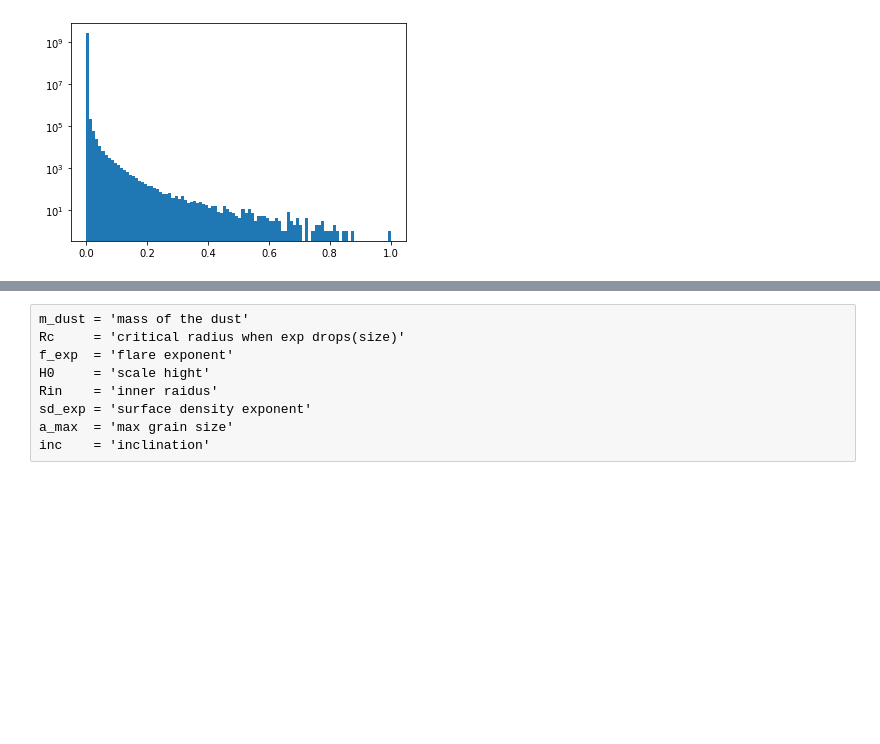
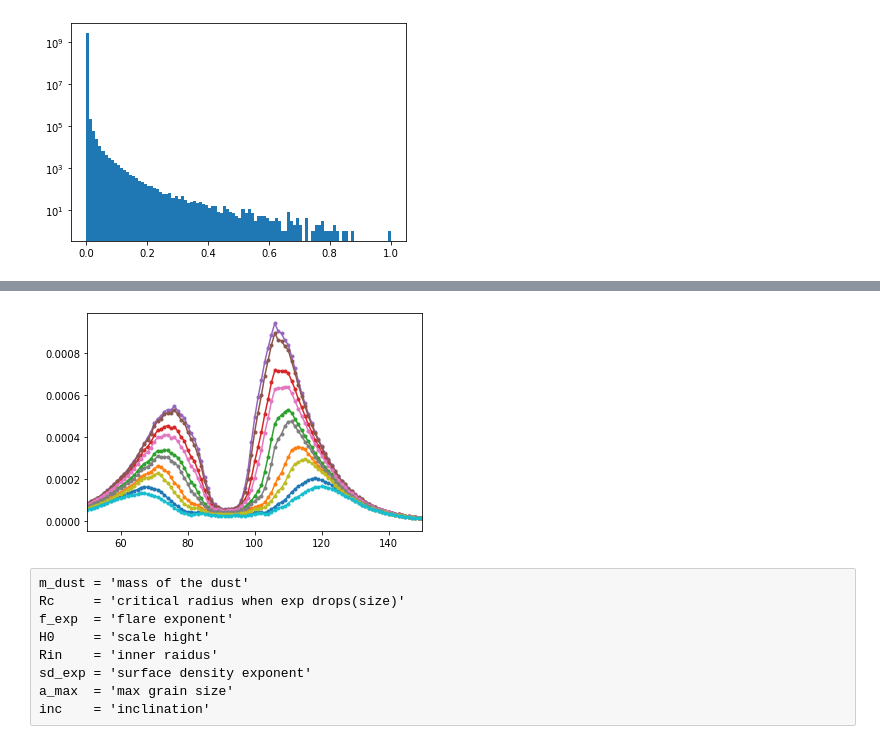
Before and after one commit to keflavich/PPDAE, a Jupyter notebook: notebooks/data_exploration.ipynb, the cells around one changed output, grey strips where cells are left out. Saved outputs shown, nothing was run; the diff lists cells and outputs as text; code cells hidden in the pictures; blank space fills up the shorter version.

```diff
--- a/notebooks/data_exploration.ipynb
+++ b/notebooks/data_exploration.ipynb
@@ -150,3 +159,10 @@ plot_wall(imgs[big[:100]])
+# %%
+for k in range(50, 150, 10):
+    plt.plot(imgs[big[36],0,:,k], '.-')
+plt.xlim(50, 150)
+plt.show()
+# %% [output]
+[figure, added]
 # %% [raw]
 m_dust = 'mass of the dust'
 Rc     = 'critical radius when exp drops(size)'
```
Also changed, not shown: parts of 9 cells of this notebook.
